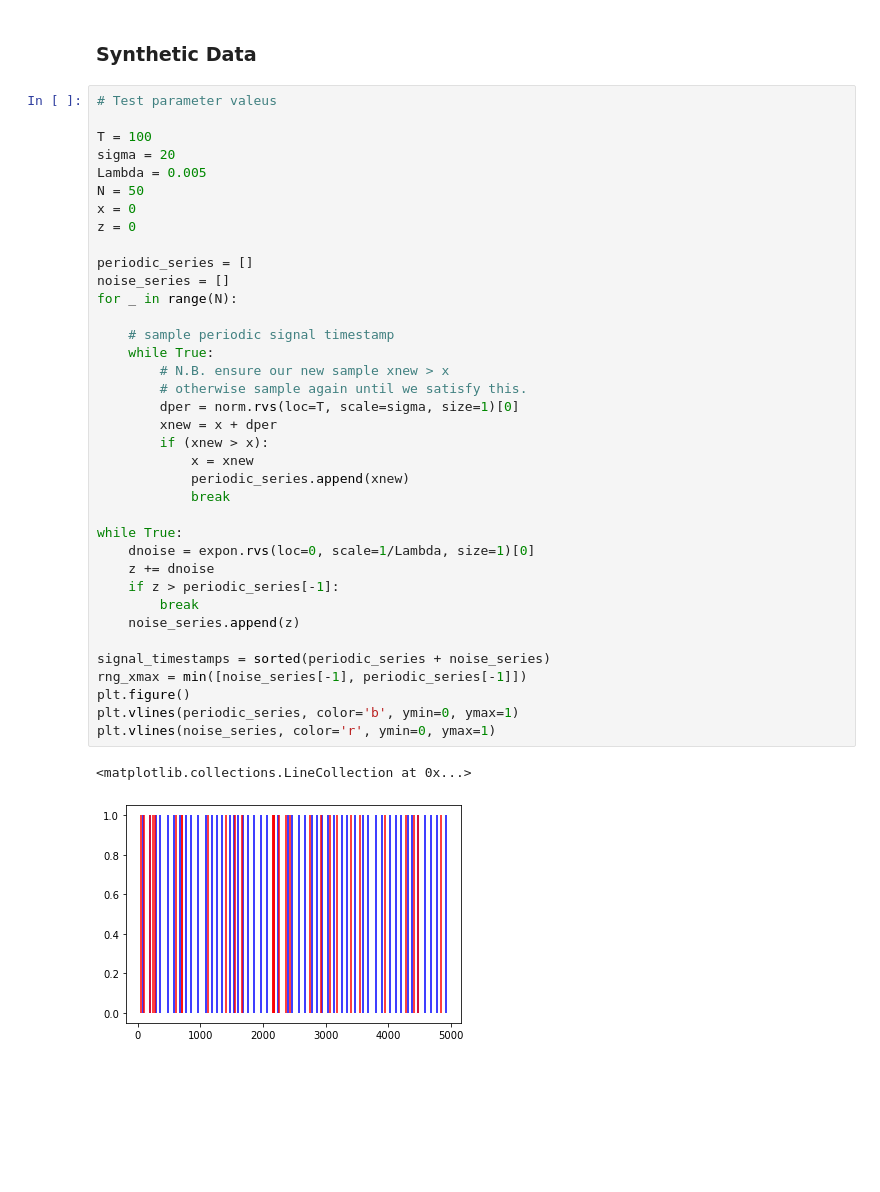
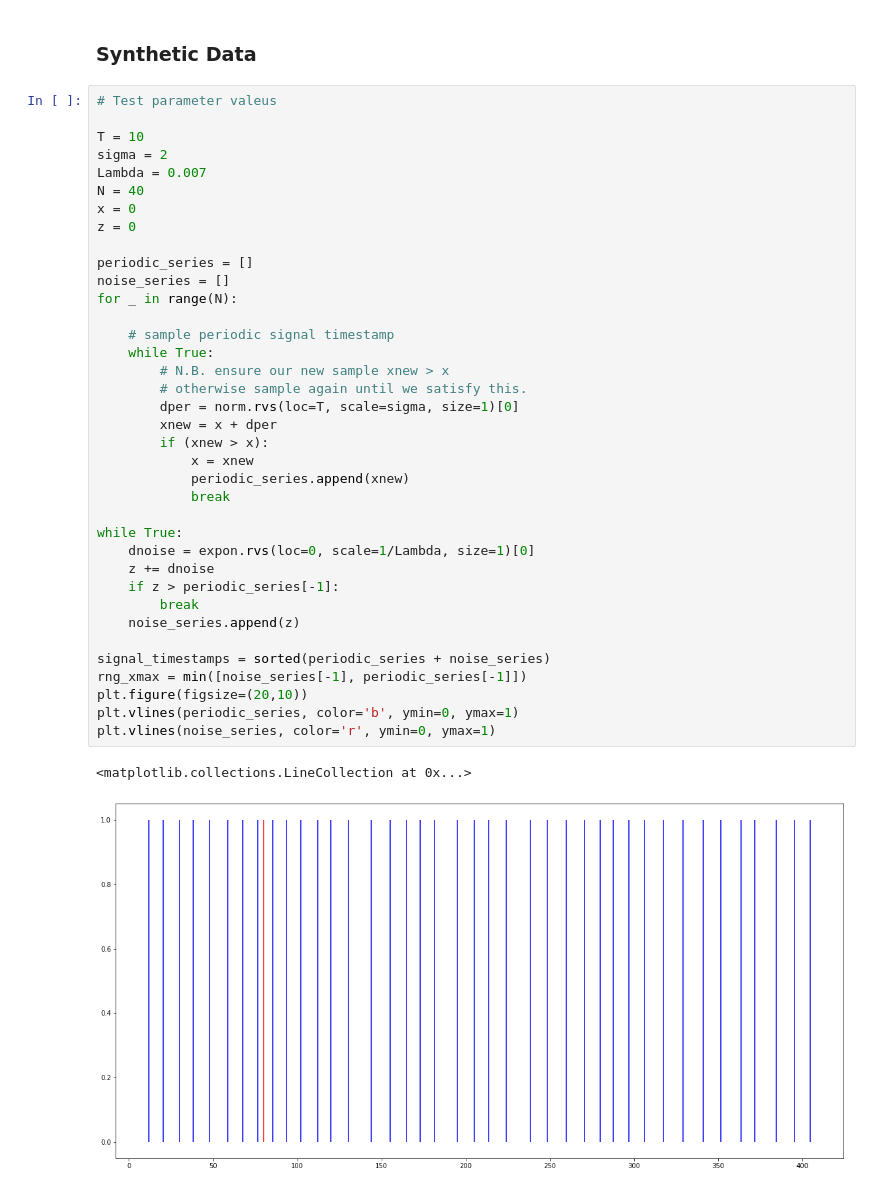
Before and after one commit to bl3e967/Finding-Periodic-Discrete-Events-in-Noisy-Streams, a Jupyter notebook: Research.ipynb, the cells around one changed output. Cells and saved outputs as stored; diff of their text form; blank space fills up the shorter version.

```diff
--- a/Research.ipynb
+++ b/Research.ipynb
@@ -1064,41 +1229,41 @@ AssertionError: Expected 18.6 for test case 1, but received 42.8301782336822
 # %%
 # Test parameter valeus
 
-T = 100
-sigma = 20
-Lambda = 0.005
-N = 50
+T = 10
+sigma = 2
+Lambda = 0.007
+N = 40
 x = 0
 z = 0
 
 periodic_series = []
 noise_series = []
 for _ in range(N):
 
     # sample periodic signal timestamp
     while True:
         # N.B. ensure our new sample xnew > x
         # otherwise sample again until we satisfy this.
         dper = norm.rvs(loc=T, scale=sigma, size=1)[0]
         xnew = x + dper
         if (xnew > x):
             x = xnew
             periodic_series.append(xnew)
             break
 
 while True:
     dnoise = expon.rvs(loc=0, scale=1/Lambda, size=1)[0]
     z += dnoise
     if z > periodic_series[-1]:
         break
     noise_series.append(z)
 
 signal_timestamps = sorted(periodic_series + noise_series)
 rng_xmax = min([noise_series[-1], periodic_series[-1]])
-plt.figure()
+plt.figure(figsize=(20,10))
 plt.vlines(periodic_series, color='b', ymin=0, ymax=1)
 plt.vlines(noise_series, color='r', ymin=0, ymax=1)
 # %% [output]
 <matplotlib.collections.LineCollection at 0x...>
-[figure, old version]
+[figure, new version]
 # %%
```
Also changed, not shown: parts of 16 cells of this notebook.
